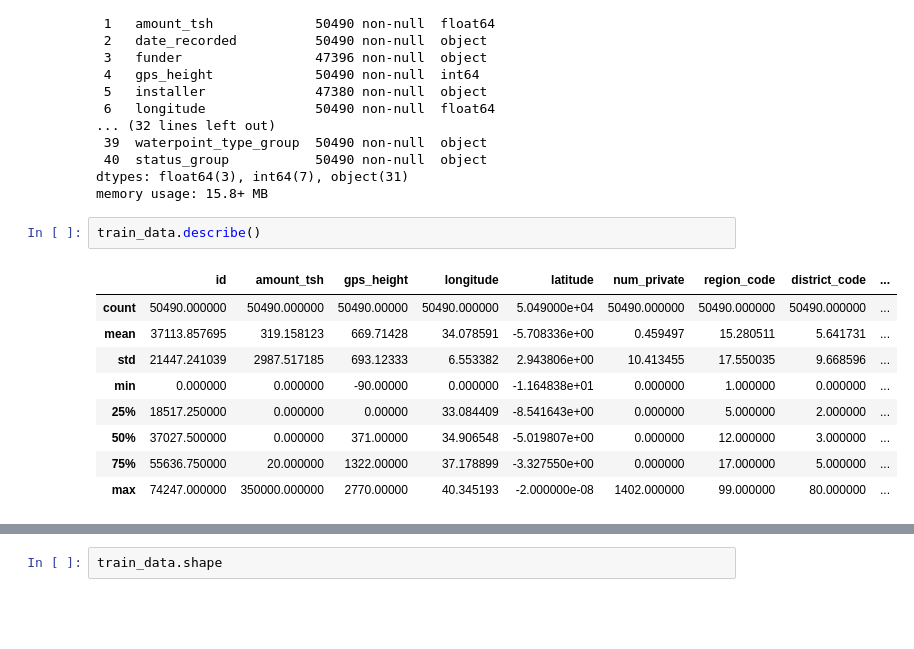
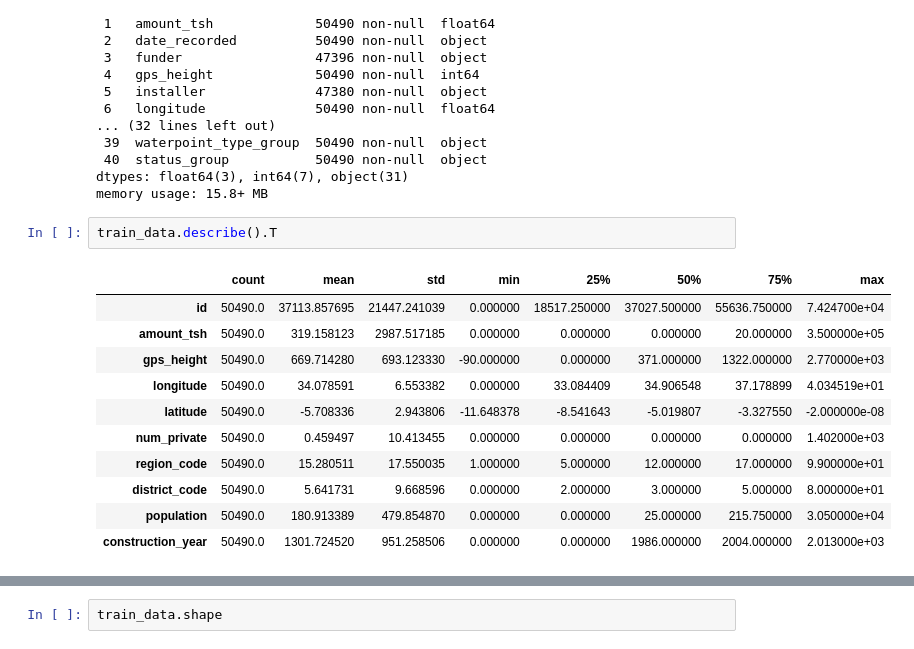
Before and after one commit to finitearth/DataExploration, a Jupyter notebook: presentation.ipynb, the cells around one changed output, grey strips where cells are left out. Saved outputs shown, nothing was run; the diff lists cells and outputs as text; blank space fills up the shorter version.

Commit message:
continuing data understanding

```diff
--- a/presentation.ipynb
+++ b/presentation.ipynb
@@ -137,14 +174,16 @@ Data columns (total 41 columns):
 dtypes: float64(3), int64(7), object(31)
 memory usage: 15.8+ MB
 # %%
-train_data.describe()
+train_data.describe().T
 # %% [output]
-|  | id | amount_tsh | gps_height | longitude | latitude | num_private | region_code | district_code | ... |
-| count | 50490.000000 | 50490.000000 | 50490.00000 | 50490.000000 | 5.049000e+04 | 50490.000000 | 50490.000000 | 50490.000000 | ... |
-| mean | 37113.857695 | 319.158123 | 669.71428 | 34.078591 | -5.708336e+00 | 0.459497 | 15.280511 | 5.641731 | ... |
-| std | 21447.241039 | 2987.517185 | 693.12333 | 6.553382 | 2.943806e+00 | 10.413455 | 17.550035 | 9.668596 | ... |
-| min | 0.000000 | 0.000000 | -90.00000 | 0.000000 | -1.164838e+01 | 0.000000 | 1.000000 | 0.000000 | ... |
-| 25% | 18517.250000 | 0.000000 | 0.00000 | 33.084409 | -8.541643e+00 | 0.000000 | 5.000000 | 2.000000 | ... |
-| 50% | 37027.500000 | 0.000000 | 371.00000 | 34.906548 | -5.019807e+00 | 0.000000 | 12.000000 | 3.000000 | ... |
-| 75% | 55636.750000 | 20.000000 | 1322.00000 | 37.178899 | -3.327550e+00 | 0.000000 | 17.000000 | 5.000000 | ... |
-| max | 74247.000000 | 350000.000000 | 2770.00000 | 40.345193 | -2.000000e-08 | 1402.000000 | 99.000000 | 80.000000 | ... |
+|  | count | mean | std | min | 25% | 50% | 75% | max |
+| id | 50490.0 | 37113.857695 | 21447.241039 | 0.000000 | 18517.250000 | 37027.500000 | 55636.750000 | 7.424700e+04 |
+| amount_tsh | 50490.0 | 319.158123 | 2987.517185 | 0.000000 | 0.000000 | 0.000000 | 20.000000 | 3.500000e+05 |
+| gps_height | 50490.0 | 669.714280 | 693.123330 | -90.000000 | 0.000000 | 371.000000 | 1322.000000 | 2.770000e+03 |
+| longitude | 50490.0 | 34.078591 | 6.553382 | 0.000000 | 33.084409 | 34.906548 | 37.178899 | 4.034519e+01 |
+| latitude | 50490.0 | -5.708336 | 2.943806 | -11.648378 | -8.541643 | -5.019807 | -3.327550 | -2.000000e-08 |
+| num_private | 50490.0 | 0.459497 | 10.413455 | 0.000000 | 0.000000 | 0.000000 | 0.000000 | 1.402000e+03 |
+| region_code | 50490.0 | 15.280511 | 17.550035 | 1.000000 | 5.000000 | 12.000000 | 17.000000 | 9.900000e+01 |
+| district_code | 50490.0 | 5.641731 | 9.668596 | 0.000000 | 2.000000 | 3.000000 | 5.000000 | 8.000000e+01 |
+| population | 50490.0 | 180.913389 | 479.854870 | 0.000000 | 0.000000 | 25.000000 | 215.750000 | 3.050000e+04 |
+| construction_year | 50490.0 | 1301.724520 | 951.258506 | 0.000000 | 0.000000 | 1986.000000 | 2004.000000 | 2.013000e+03 |
```
Also changed, not shown: parts of 16 cells of this notebook.
